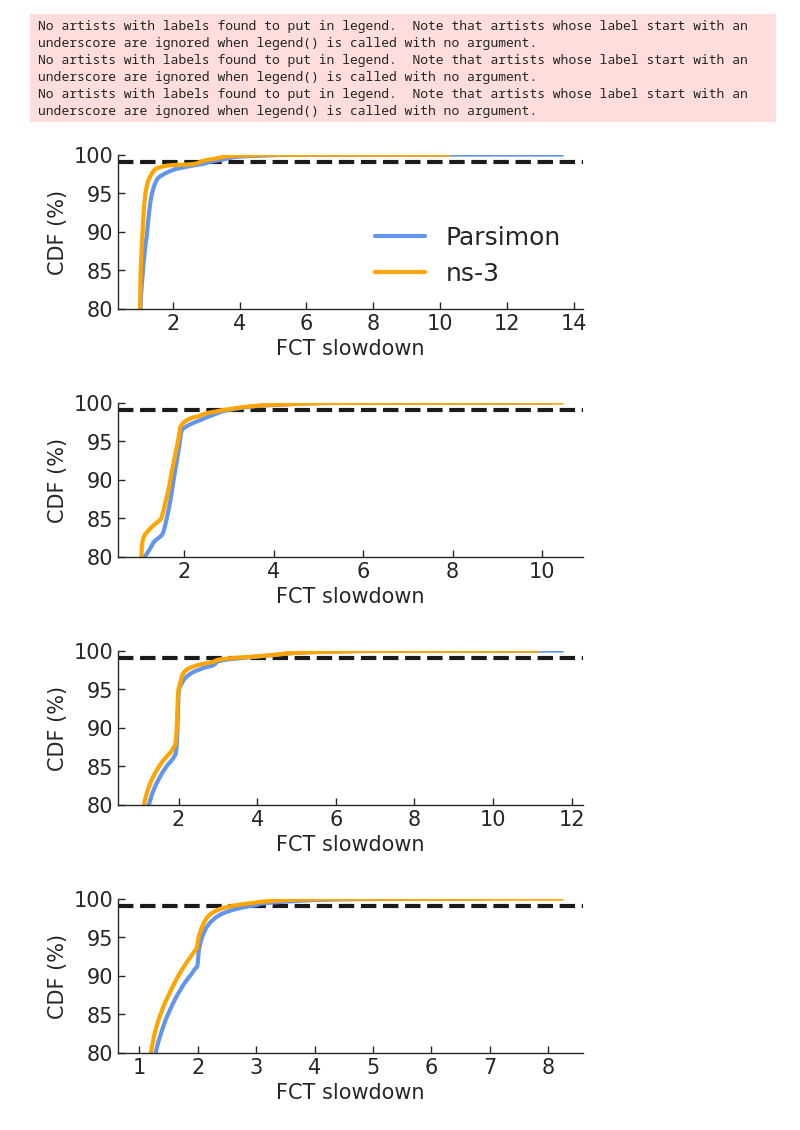
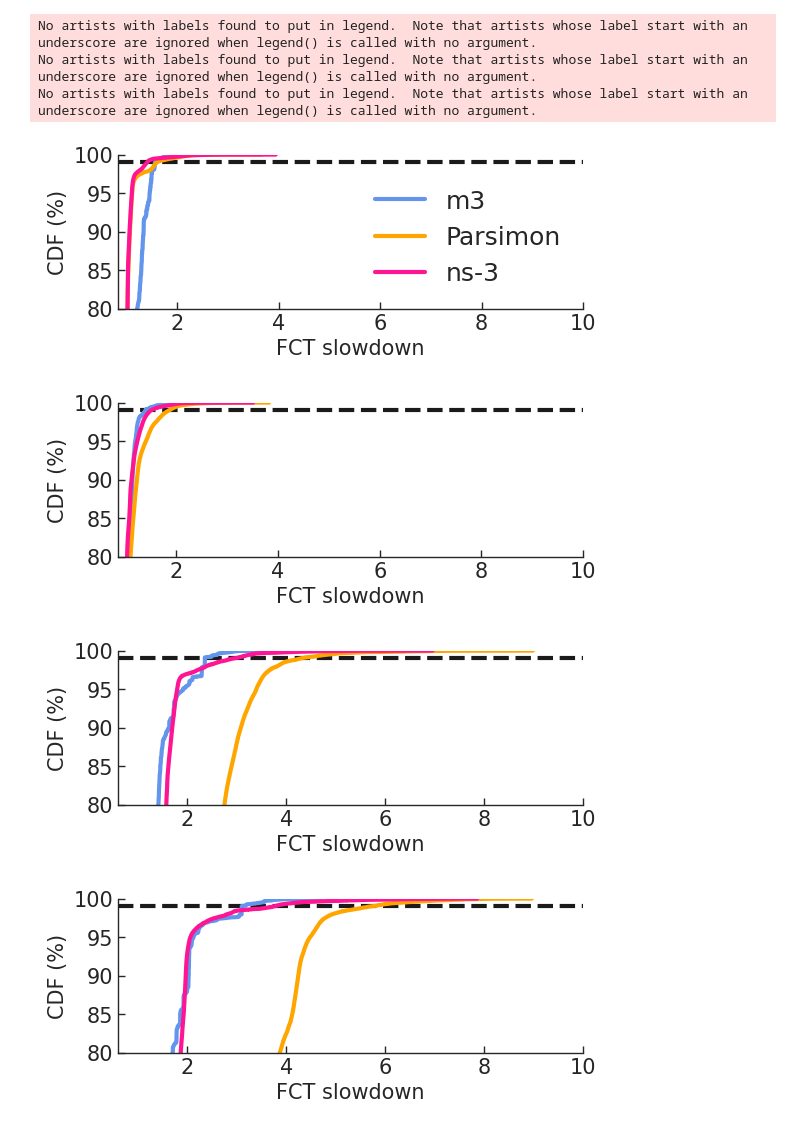
Before and after one commit to uw-polestar/parsimon-eval, a Jupyter notebook: expts/fig_7/analysis/analysis.ipynb, the cells around one changed output. Cells and saved outputs as stored; diff of their text form; code cells hidden in the pictures.

Commit message:
save data for fig 7

```diff
--- a/expts/fig_7/analysis/analysis.ipynb
+++ b/expts/fig_7/analysis/analysis.ipynb
@@ -1,11 +1,8 @@
 # %%
 import pandas as pd
 import os
-import seaborn as sns
-sns.set(style='ticks', context='paper')
 import numpy as np
 from util import plot_cdf
-from scipy.ndimage import gaussian_filter1d
 # %%
 P99_PERCENTILE_LIST = np.arange(1, 101, 1)
 
@@ -16,19 +13,3 @@ labels = {0: '0<size<=MTU', 1:'MTU<size<=BDP', 2:'BDP<size<=5BDP', 3:'5BDP<size'
 
 n_size_bucket_list_output=len(bin_size_list)+1
 n_percentiles=len(P99_PERCENTILE_LIST)
-# %%
-worst_low_id=1
-mlsys_dir="mlsys"
-mix_dir = f'../data_ori/{worst_low_id}'
-# Accuracy metrics
-df_ns3 = pd.read_csv(f'{mix_dir}/ns3/records.csv')
-df_pmn_m = pd.read_csv(f'{mix_dir}/pmn-m/records.csv')
-
-sldn_ns3=df_ns3['slowdown']
-sldn_pmn_m=df_pmn_m['slowdown']
-sldn_ns3_p99=np.percentile(sldn_ns3,99)
-sldn_pmn_m_p99=np.percentile(sldn_pmn_m,99)
-
-error=(sldn_pmn_m_p99-sldn_ns3_p99)/sldn_ns3_p99
-print("sldn_ns3: ",sldn_ns3_p99," sldn_pmn_m: ", sldn_pmn_m_p99, " error: ",error)
-print(f"df_ns3: {df_ns3.shape[0]}, df_pmn_m: {df_pmn_m.shape[0]}")
@@ -38,20 +115,20 @@ df_ns3: 11351430, df_pmn_m: 11351644
 # %%
-bin_size_list=[10*MTU, 10*BDP, 100 * BDP]
-legend_list=['Parsimon','ns-3',]
-bin_ns3=np.digitize(df_ns3['size'], bin_size_list)
-bin_pmn_m=np.digitize(df_pmn_m['size'], bin_size_list)
+legend_list=['m3','Parsimon','ns-3']
+bin_ns3=np.digitize(size_ns3, bin_size_list)
+bin_pmn_m=np.digitize(size_pmn_m, bin_size_list)
+x_lim_list=[10,10,10,10]
 for i in range(len(labels)):
-
     tmp_sldn_ns3 = np.extract(bin_ns3==i, sldn_ns3)
     tmp_sldn_pmn_m = np.extract(bin_pmn_m==i, sldn_pmn_m)
+    tmp_sldn_mlsys=np.array(df_mlsys[i])
 
-    plot_data=[tmp_sldn_pmn_m,tmp_sldn_ns3]
-    plot_cdf(plot_data,f'figs/eva_large_scale_{i}.pdf',legend_list if i==0 else [],'FCT slowdown',legend_font=18,group_size=3,loc=4,rotate_xaxis=False,ylim_low=80,log_switch=False)
+    plot_data=[tmp_sldn_mlsys,tmp_sldn_pmn_m,tmp_sldn_ns3]
+    plot_cdf(plot_data,f'figs/eva_large_scale_{i}.pdf',legend_list if i==0 else [],'FCT slowdown',legend_font=18,group_size=3,loc=4,rotate_xaxis=False,ylim_low=80,log_switch=False,xlim=x_lim_list[i])
 # %% [output]
 No artists with labels found to put in legend.  Note that artists whose label start with an underscore are ignored when legend() is called with no argument.
 No artists with labels found to put in legend.  Note that artists whose label start with an underscore are ignored when legend() is called with no argument.
 No artists with labels found to put in legend.  Note that artists whose label start with an underscore are ignored when legend() is called with no argument.
-[figure, old version]
+[figure, new version]
-[figure, old version]
+[figure, new version]
-[figure, old version]
+[figure, new version]
-[figure, old version]
+[figure, new version]
```
Also changed, not shown: parts of 4 cells of this notebook, 14 other files.
